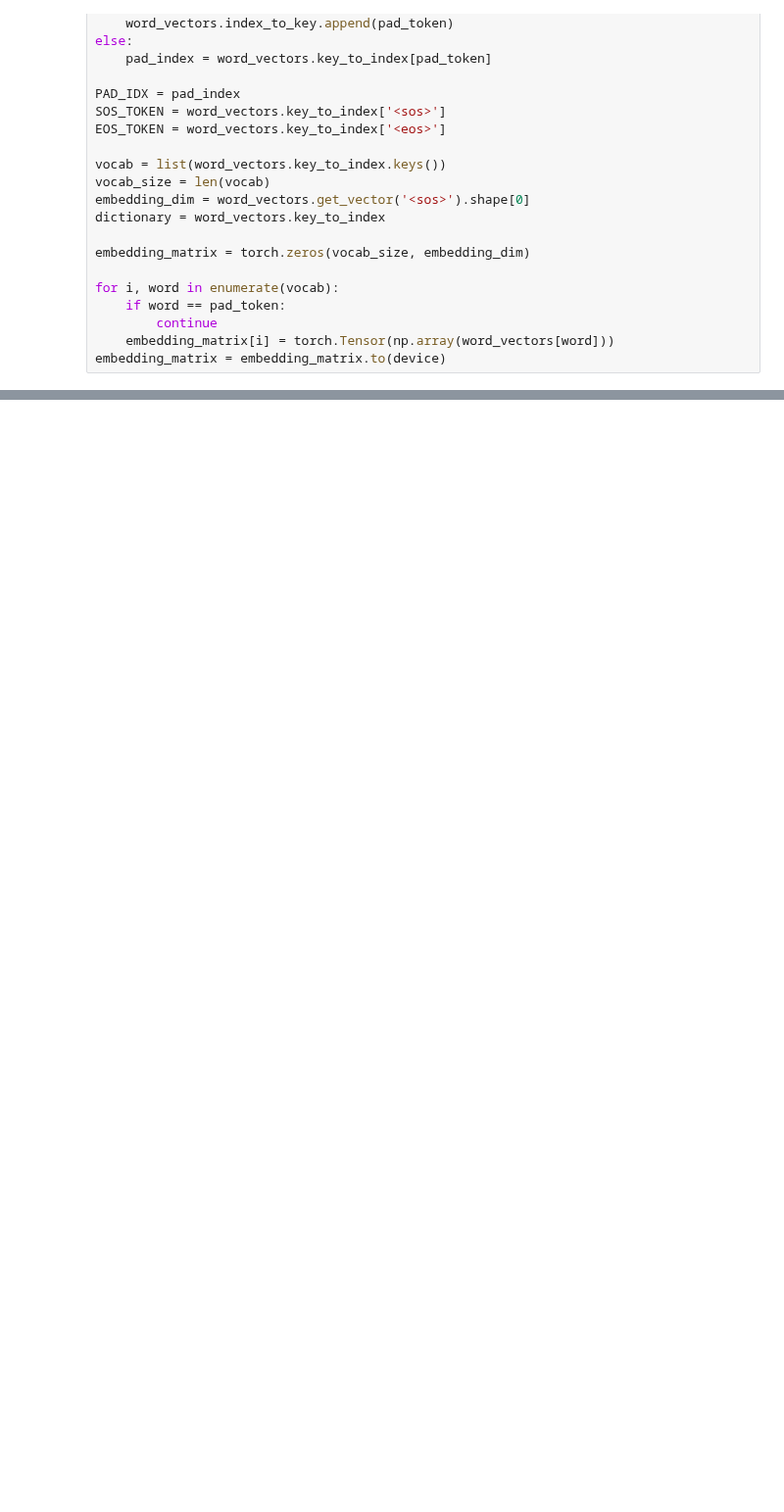
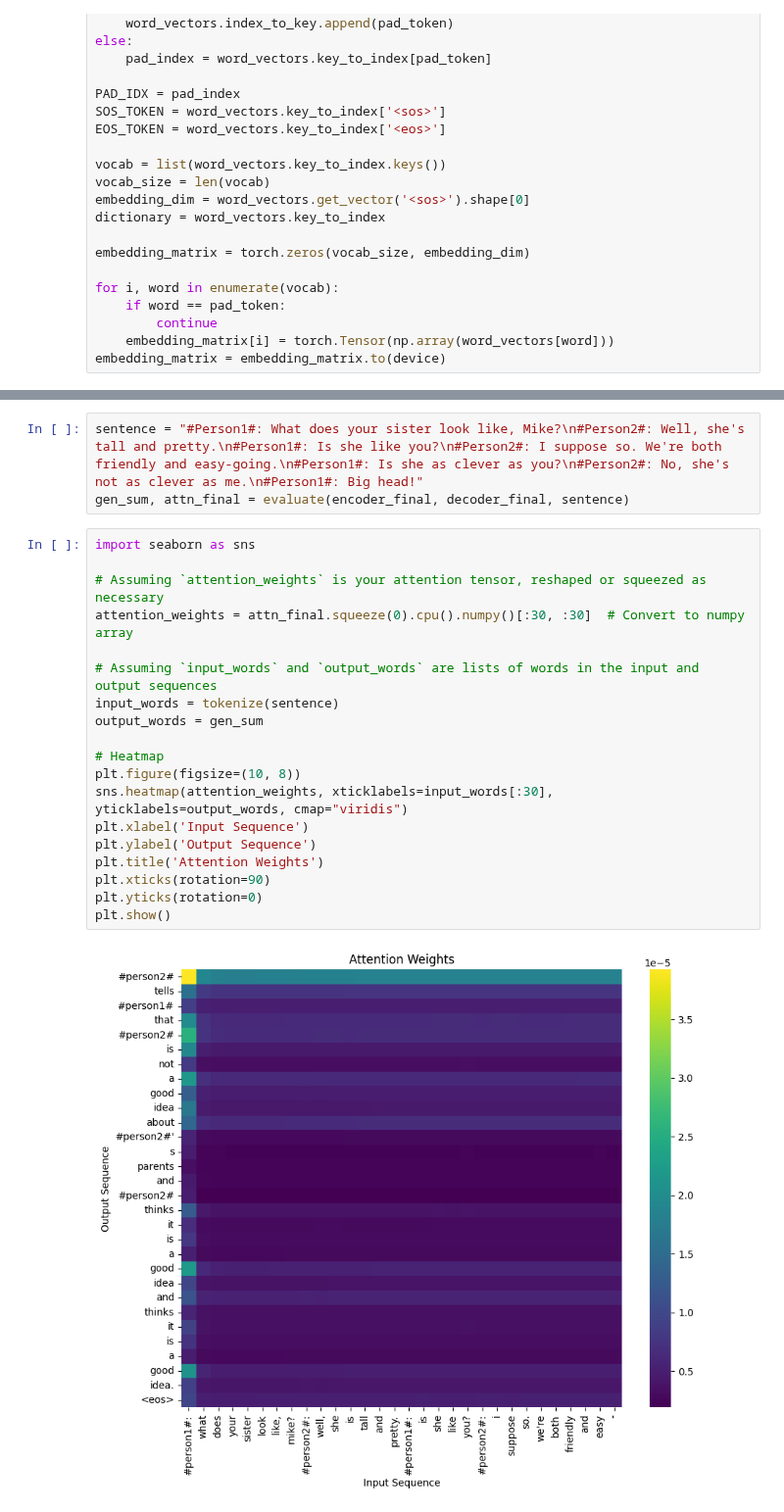
Before and after one commit to dipankarsrirag/Dialogue-Summarisation, a Jupyter notebook: notebooks/Report.ipynb, the cells around one changed output, grey strips where cells are left out. Shown at 98% size. Saved outputs shown, nothing was run; the diff lists cells and outputs as text; blank space fills up the shorter version.

```diff
--- a/notebooks/Report.ipynb
+++ b/notebooks/Report.ipynb
@@ -433,0 +506,24 @@ train(train_dataloader, val_dataloader, encoder_final, decoder_final, 10, 0.001)
+# %%
+sentence = "#Person1#: What does your sister look like, Mike?\n#Person2#: Well, she's tall and pretty.\n#Person1#: Is she like you?\n#Person2#: I suppose so. We're both friendly and easy-going.\n#Person1#: Is she as clever as you?\n#Person2#: No, she's not as clever as me.\n#Person1#: Big head!"
+gen_sum, attn_final = evaluate(encoder_final, decoder_final, sentence)
+# %%
+import seaborn as sns
+
+# Assuming `attention_weights` is your attention tensor, reshaped or squeezed as necessary
+attention_weights = attn_final.squeeze(0).cpu().numpy()[:30, :30]  # Convert to numpy array
+
+# Assuming `input_words` and `output_words` are lists of words in the input and output sequences
+input_words = tokenize(sentence)
+output_words = gen_sum
+
+# Heatmap
+plt.figure(figsize=(10, 8))
+sns.heatmap(attention_weights, xticklabels=input_words[:30], yticklabels=output_words, cmap="viridis")
+plt.xlabel('Input Sequence')
+plt.ylabel('Output Sequence')
+plt.title('Attention Weights')
+plt.xticks(rotation=90)
+plt.yticks(rotation=0)
+plt.show()
+# %% [output]
+[figure, added]
```
Also changed, not shown: parts of 16 cells of this notebook.
